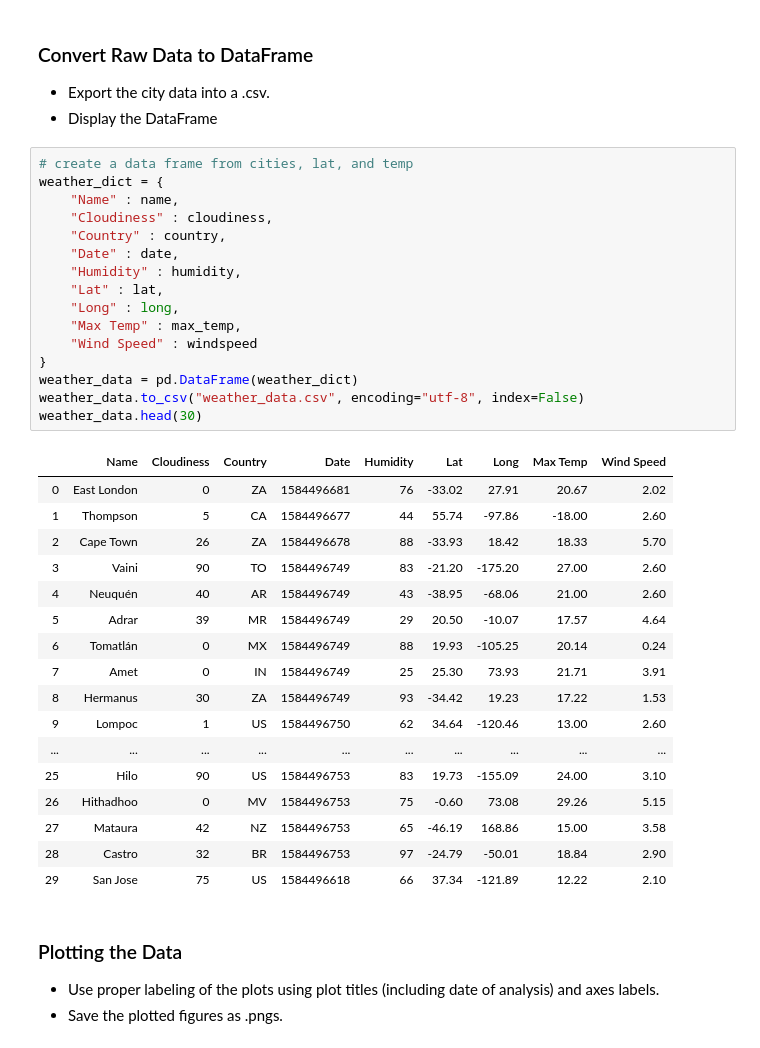
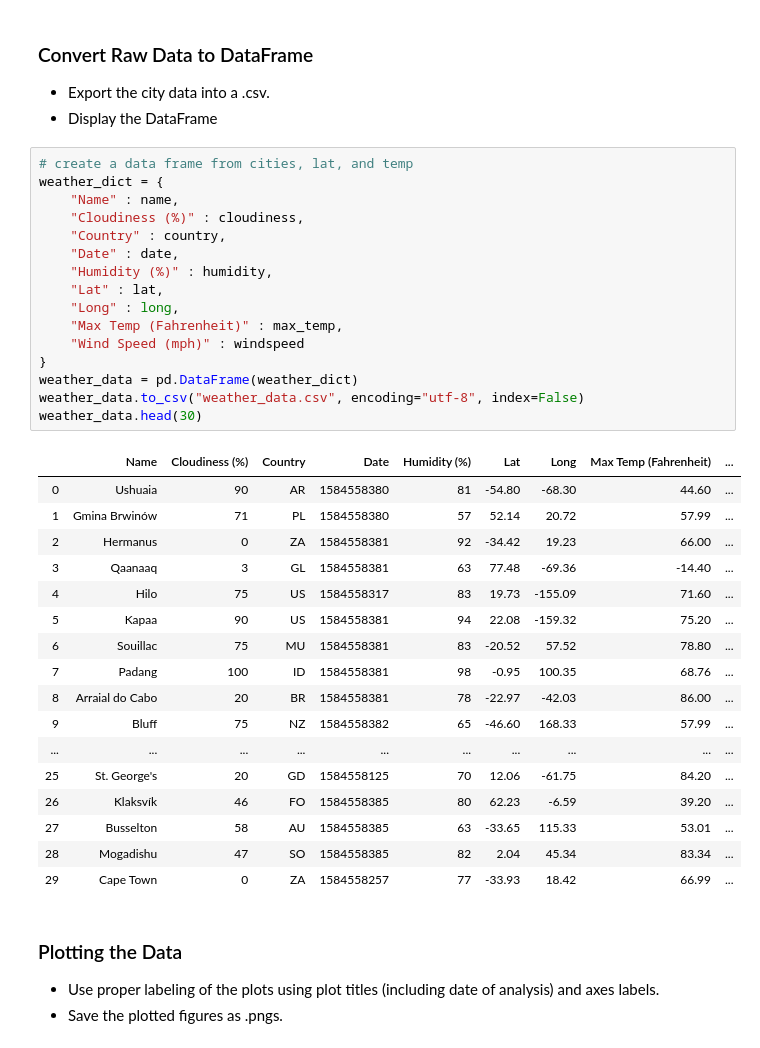
Before and after one commit to avinashdhawan/python-api-challenge, a Jupyter notebook: WeatherPy/WeatherPy_akd.ipynb, the cells around one changed output. Saved outputs shown, nothing was run; the diff lists cells and outputs as text.

```diff
--- a/WeatherPy/WeatherPy_akd.ipynb
+++ b/WeatherPy/WeatherPy_akd.ipynb
@@ -199,37 +153,37 @@ pprint(response.json())
 # %%
 # create a data frame from cities, lat, and temp
 weather_dict = {
     "Name" : name,
-    "Cloudiness" : cloudiness,
+    "Cloudiness (%)" : cloudiness,
     "Country" : country,
     "Date" : date,
-    "Humidity" : humidity,
+    "Humidity (%)" : humidity,
     "Lat" : lat,
     "Long" : long,
-    "Max Temp" : max_temp,
-    "Wind Speed" : windspeed
+    "Max Temp (Fahrenheit)" : max_temp,
+    "Wind Speed (mph)" : windspeed
 }
 weather_data = pd.DataFrame(weather_dict)
 weather_data.to_csv("weather_data.csv", encoding="utf-8", index=False)
 weather_data.head(30)
 # %% [output]
-|  | Name | Cloudiness | Country | Date | Humidity | Lat | Long | Max Temp | Wind Speed |
-| 0 | East London | 0 | ZA | 1584496681 | 76 | -33.02 | 27.91 | 20.67 | 2.02 |
-| 1 | Thompson | 5 | CA | 1584496677 | 44 | 55.74 | -97.86 | -18.00 | 2.60 |
-| 2 | Cape Town | 26 | ZA | 1584496678 | 88 | -33.93 | 18.42 | 18.33 | 5.70 |
-| 3 | Vaini | 90 | TO | 1584496749 | 83 | -21.20 | -175.20 | 27.00 | 2.60 |
-| 4 | Neuquén | 40 | AR | 1584496749 | 43 | -38.95 | -68.06 | 21.00 | 2.60 |
-| 5 | Adrar | 39 | MR | 1584496749 | 29 | 20.50 | -10.07 | 17.57 | 4.64 |
-| 6 | Tomatlán | 0 | MX | 1584496749 | 88 | 19.93 | -105.25 | 20.14 | 0.24 |
-| 7 | Amet | 0 | IN | 1584496749 | 25 | 25.30 | 73.93 | 21.71 | 3.91 |
-| 8 | Hermanus | 30 | ZA | 1584496749 | 93 | -34.42 | 19.23 | 17.22 | 1.53 |
-| 9 | Lompoc | 1 | US | 1584496750 | 62 | 34.64 | -120.46 | 13.00 | 2.60 |
+|  | Name | Cloudiness (%) | Country | Date | Humidity (%) | Lat | Long | Max Temp (Fahrenheit) | ... |
+| 0 | Ushuaia | 90 | AR | 1584558380 | 81 | -54.80 | -68.30 | 44.60 | ... |
+| 1 | Gmina Brwinów | 71 | PL | 1584558380 | 57 | 52.14 | 20.72 | 57.99 | ... |
+| 2 | Hermanus | 0 | ZA | 1584558381 | 92 | -34.42 | 19.23 | 66.00 | ... |
+| 3 | Qaanaaq | 3 | GL | 1584558381 | 63 | 77.48 | -69.36 | -14.40 | ... |
+| 4 | Hilo | 75 | US | 1584558317 | 83 | 19.73 | -155.09 | 71.60 | ... |
+| 5 | Kapaa | 90 | US | 1584558381 | 94 | 22.08 | -159.32 | 75.20 | ... |
+| 6 | Souillac | 75 | MU | 1584558381 | 83 | -20.52 | 57.52 | 78.80 | ... |
+| 7 | Padang | 100 | ID | 1584558381 | 98 | -0.95 | 100.35 | 68.76 | ... |
+| 8 | Arraial do Cabo | 20 | BR | 1584558381 | 78 | -22.97 | -42.03 | 86.00 | ... |
+| 9 | Bluff | 75 | NZ | 1584558382 | 65 | -46.60 | 168.33 | 57.99 | ... |
 | ... | ... | ... | ... | ... | ... | ... | ... | ... | ... |
-| 25 | Hilo | 90 | US | 1584496753 | 83 | 19.73 | -155.09 | 24.00 | 3.10 |
-| 26 | Hithadhoo | 0 | MV | 1584496753 | 75 | -0.60 | 73.08 | 29.26 | 5.15 |
-| 27 | Mataura | 42 | NZ | 1584496753 | 65 | -46.19 | 168.86 | 15.00 | 3.58 |
-| 28 | Castro | 32 | BR | 1584496753 | 97 | -24.79 | -50.01 | 18.84 | 2.90 |
-| 29 | San Jose | 75 | US | 1584496618 | 66 | 37.34 | -121.89 | 12.22 | 2.10 |
+| 25 | St. George's | 20 | GD | 1584558125 | 70 | 12.06 | -61.75 | 84.20 | ... |
+| 26 | Klaksvík | 46 | FO | 1584558385 | 80 | 62.23 | -6.59 | 39.20 | ... |
+| 27 | Busselton | 58 | AU | 1584558385 | 63 | -33.65 | 115.33 | 53.01 | ... |
+| 28 | Mogadishu | 47 | SO | 1584558385 | 82 | 2.04 | 45.34 | 83.34 | ... |
+| 29 | Cape Town | 0 | ZA | 1584558257 | 77 | -33.93 | 18.42 | 66.99 | ... |
 # %% [markdown]
 ### Plotting the Data
 * Use proper labeling of the plots using plot titles (including date of analysis) and axes labels.
```
Also changed, not shown: parts of 27 cells of this notebook, 14 other files.
